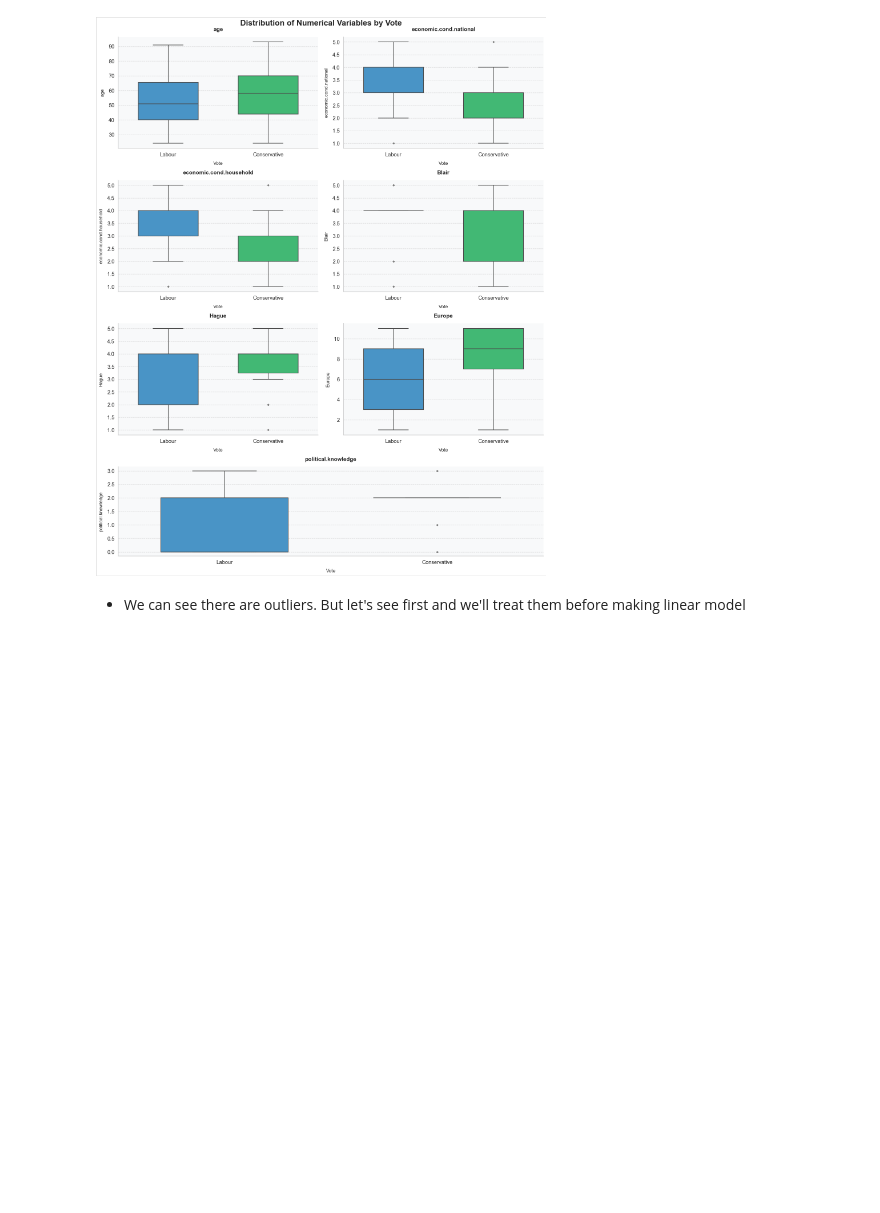
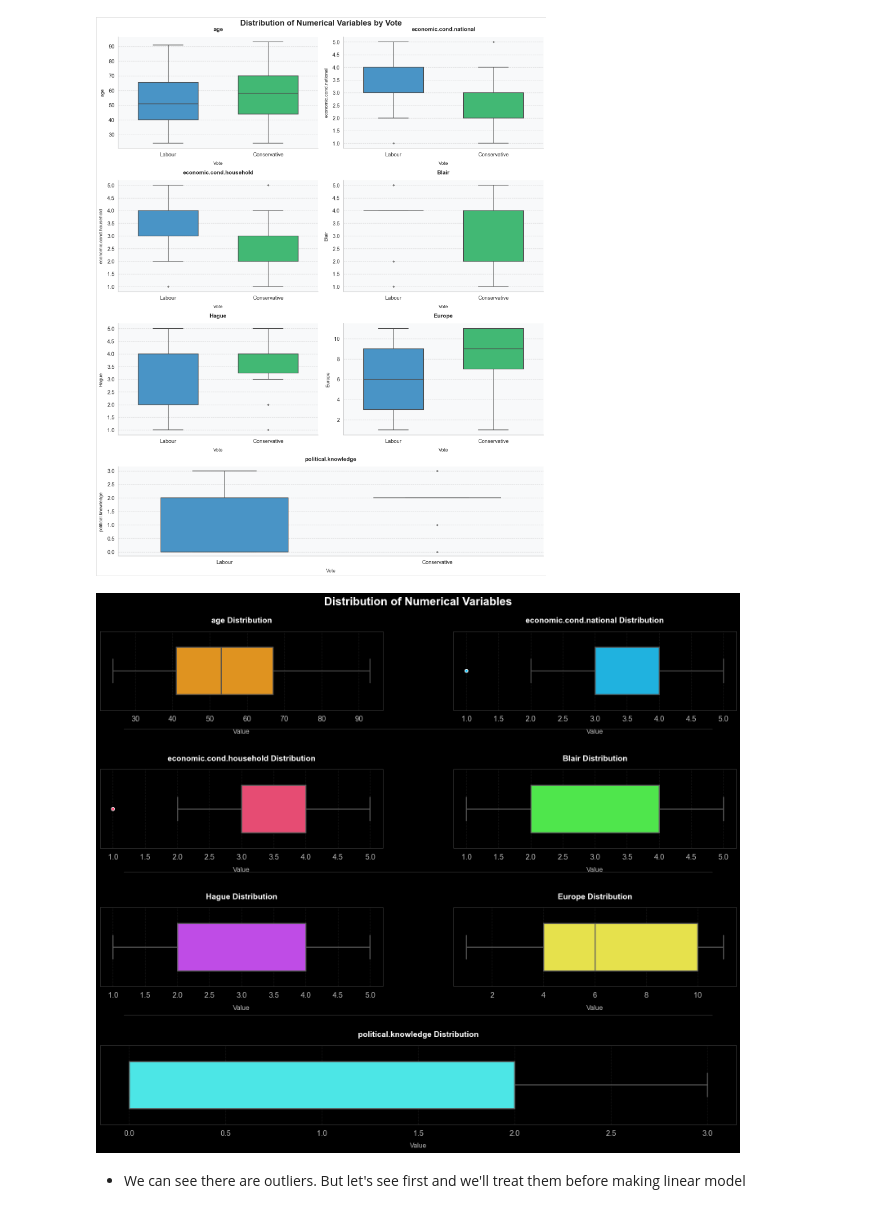
Before and after one commit to Shoyeb45/ElectionVotingPrediction, a Jupyter notebook: model.ipynb, the cells around one changed output. Saved outputs shown, nothing was run; the diff lists cells and outputs as text; code cells hidden in the pictures; blank space fills up the shorter version.

```diff
--- a/model.ipynb
+++ b/model.ipynb
@@ -723,6 +723,97 @@ Passing `palette` without assigning `hue` is deprecated and will be removed in v
 
   sns.boxplot(
 [figure]
+# %%
+
+
+# Set the style
+plt.style.use("dark_background")
+
+# Create a color palette that works well with dark background
+colors = ["#ff9a00", "#00c3ff", "#ff3366", "#36ff33", "#cc33ff", "#fff933", "#33ffff"]
+
+# Create a figure with custom layout
+fig = plt.figure(figsize=(16, 14))
+
+# Use GridSpec for more control over layout
+gs = gridspec.GridSpec(4, 2, figure=fig)
+
+# Safely handle the 7 numerical columns
+num_cols = len(numerical_cols)
+col_index = 0
+
+# Create a function to style each plot consistently
+def style_boxplot(ax, data, title, color):
+    # Create boxplot with custom styling
+    sns.boxplot(
+        x=data,
+        ax=ax,
+        orient='h',
+        color=color,
+        width=0.6,
+        linewidth=1.8,
+        fliersize=5,
+        flierprops={'marker': 'o', 'markerfacecolor': color, 'markeredgecolor': '#ffffff', 'alpha': 0.7}
+    )
+
+    # Style the plot
+    ax.set_title(f"{title} Distribution", fontsize=14, fontweight='bold', pad=15)
+    ax.set_xlabel("Value", fontsize=12, labelpad=10)
+
+    # Add a subtle grid
+    ax.grid(axis='x', linestyle='--', alpha=0.3, color='#555555')
+    ax.set_axisbelow(True)
+
+    # Add a thin box around the plot
+    for spine in ax.spines.values():
+        spine.set_edgecolor('#444444')
+        spine.set_linewidth(0.8)
+
+    # Style the text elements
+    ax.tick_params(axis='x', colors='#bbbbbb')
+    ax.tick_params(axis='y', colors='#bbbbbb')
+    ax.title.set_color('#ffffff')
+    ax.xaxis.label.set_color('#bbbbbb')
+
+# Loop through the first 3 rows (6 plots if available)
+for row in range(3):
+    # Left plot
+    if col_index < num_cols:
+        ax_left = fig.add_subplot(gs[row, 0])
+        style_boxplot(ax_left, df[numerical_cols[col_index]], numerical_cols[col_index], colors[col_index % len(colors)])
+        col_index += 1
+
+    # Right plot
+    if col_index < num_cols:
+        ax_right = fig.add_subplot(gs[row, 1])
+        style_boxplot(ax_right, df[numerical_cols[col_index]], numerical_cols[col_index], colors[col_index % len(colors)])
+        col_index += 1
+
+# Special handling for the 7th plot (if it exists) - center it in bottom row
+if col_index < num_cols:
+    ax_bottom = fig.add_subplot(gs[3, :])
+    style_boxplot(ax_bottom, df[numerical_cols[col_index]], numerical_cols[col_index], colors[col_index % len(colors)])
+
+# Add an elegant title to the entire figure
+fig.suptitle('Distribution of Numerical Variables',
+             fontsize=20, fontweight='bold', y=0.98, color='#ffffff')
+
+# Add subtle dividing lines between rows
+for row in range(1, 4):
+    y_position = 1.0 - (row * 0.25)
+    line = plt.Line2D([0.05, 0.95], [y_position, y_position],
+                     transform=fig.transFigure, figure=fig,
+                     color='#333333', linestyle='-', linewidth=1)
+    fig.add_artist(line)
+
+# Adjust spacing
+plt.tight_layout()
+plt.subplots_adjust(top=0.92, hspace=0.75, wspace=0.25)
+
+# Show the plot
+plt.show()
+# %% [output]
+[figure, added]
 # %% [markdown]
 - We can see there are outliers. But let's see first and we'll treat them before making linear model
 # %%
```
Also changed, not shown: parts of 27 cells of this notebook.
